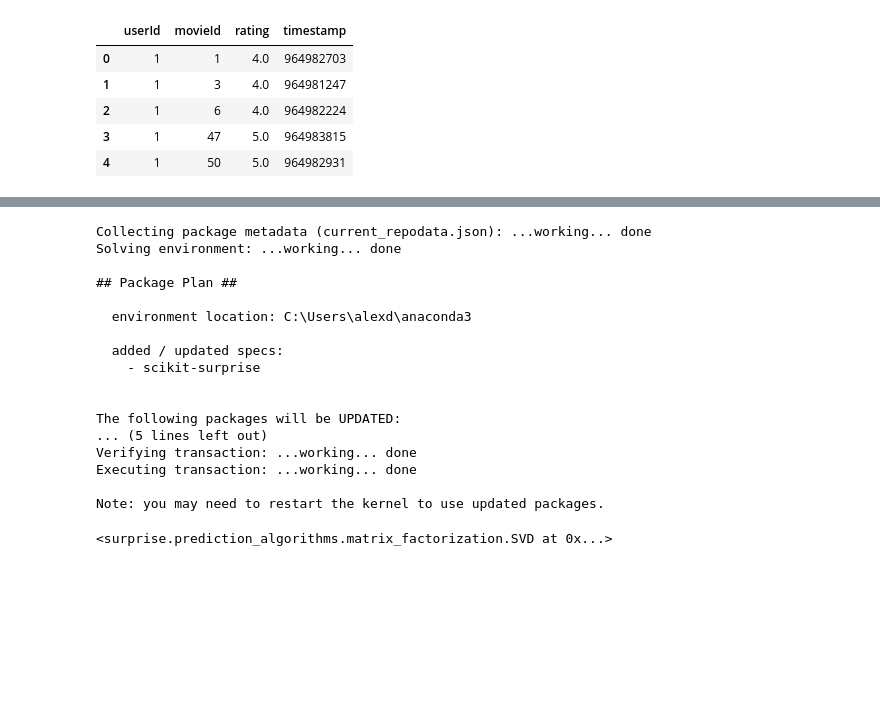
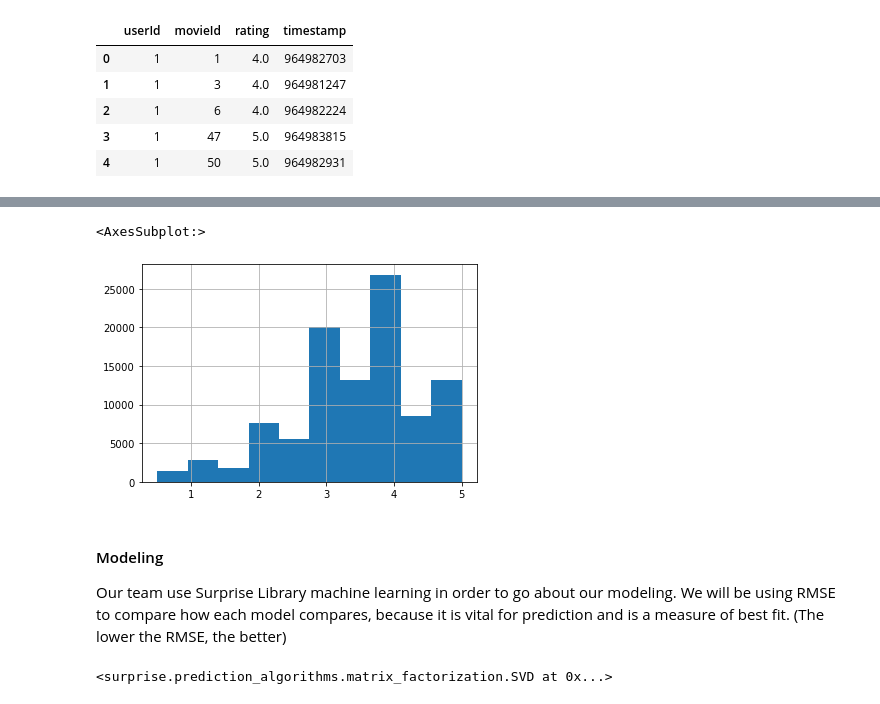
Before and after one commit to AlexDohn/Movie_Recommendation_Project, a Jupyter notebook: Movie_Recommendation.ipynb, the cells around one changed output, grey strips where cells are left out. Drawn from its saved outputs; the diff is of its cells as text; code cells hidden in the pictures; blank space fills up the shorter version.

```diff
--- a/Movie_Recommendation.ipynb
+++ b/Movie_Recommendation.ipynb
@@ -141,23 +147,11 @@ Note: you may need to restart the kernel to use updated packages.
-# %%
-conda install -c conda-forge scikit-surprise
-# %% [output]
-Collecting package metadata (current_repodata.json): ...working... done
-Solving environment: ...working... done
-
-## Package Plan ##
-
-  environment location: C:\Users\alexd\anaconda3
-
-  added / updated specs:
-    - scikit-surprise
-
-
-The following packages will be UPDATED:
-... (5 lines left out)
-Verifying transaction: ...working... done
-Executing transaction: ...working... done
-
-Note: you may need to restart the kernel to use updated packages.
+# %%
+ratings_df['rating'].hist()
+# %% [output]
+<AxesSubplot:>
+[figure, added]
+# %% [markdown]
+#### Modeling
+Our team use Surprise Library machine learning in order to go about our modeling. We will be using RMSE to compare how each model compares, because it is vital for prediction and is a measure of best fit. (The lower the RMSE, the better)
 # %%
 from surprise import Dataset, Reader
 from surprise import SVD
```
Also changed, not shown: parts of 60 cells of this notebook.
